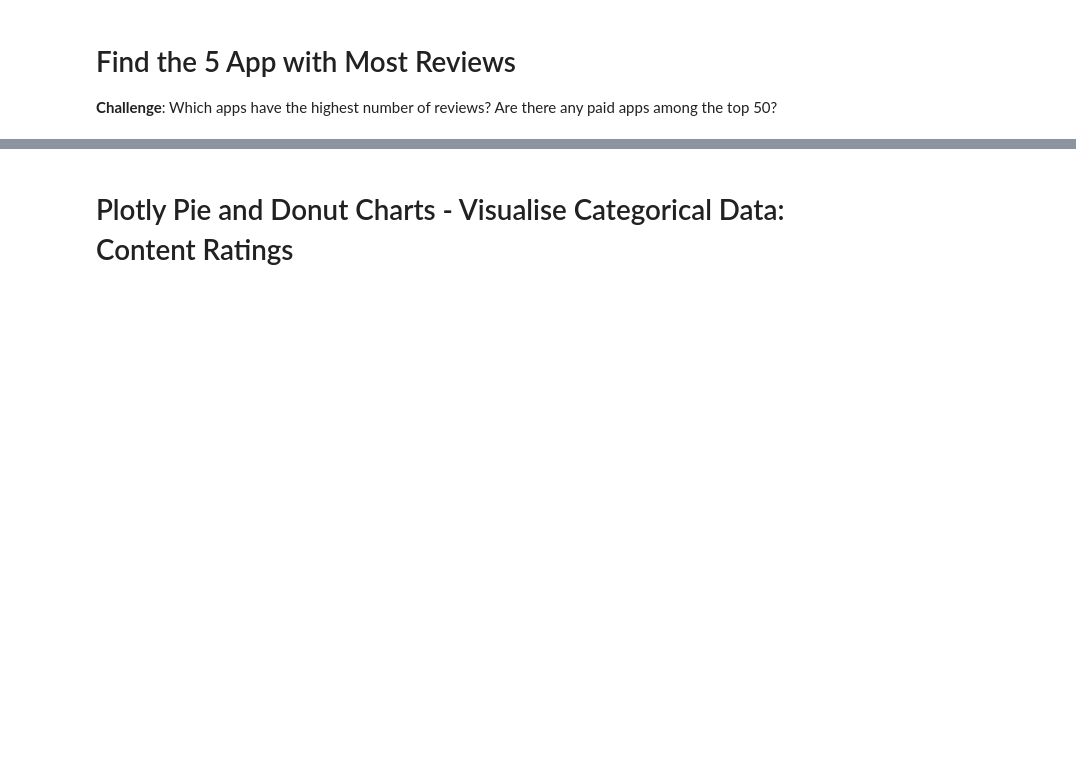
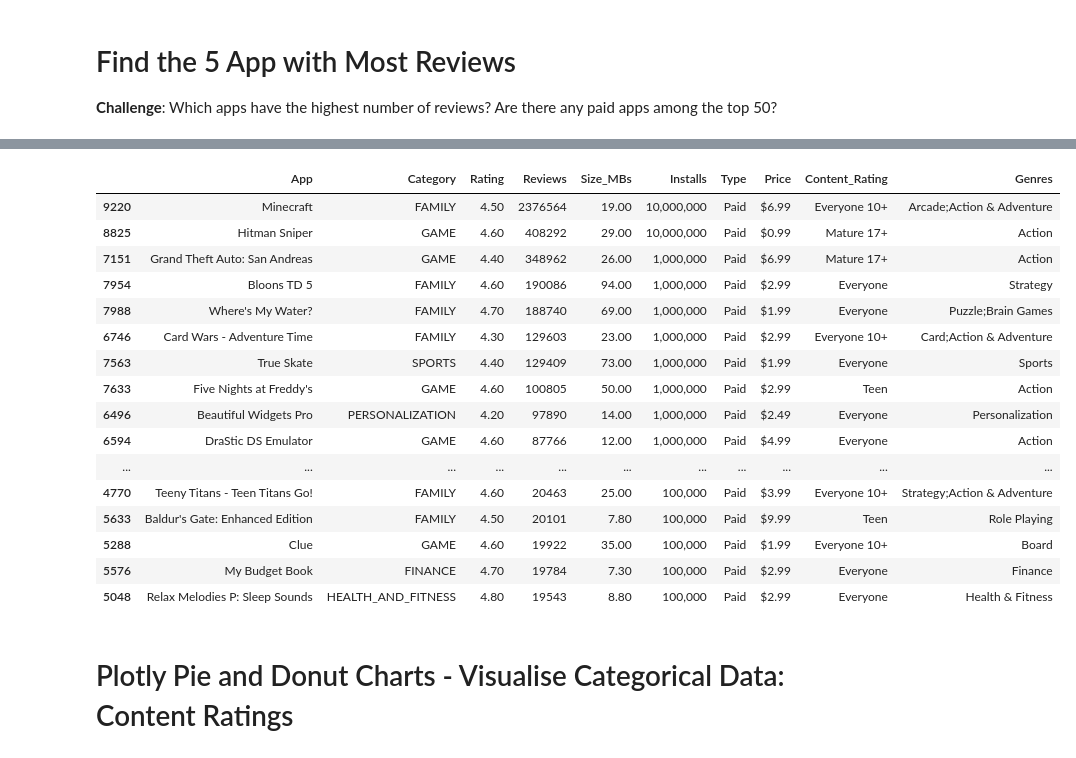
Before and after one commit to Mahesh-Chaulagain/analysing-the-android-app-store, a Jupyter notebook: Google Play Store App Analytics.ipynb, the cells around one changed output, grey strips where cells are left out. Drawn from its saved outputs; the diff is of its cells as text; code cells hidden in the pictures; blank space fills up the shorter version.

Commit message:
sort the data and plot pie and donut chart using plotly

```diff
--- a/Google Play Store App Analytics.ipynb
+++ b/Google Play Store App Analytics.ipynb
@@ -158,2 +191,24 @@ df_apps_clean.shape
+# %%
+sorted_df = df_apps_clean.sort_values(by=['Reviews'], ascending=False)
+paid_apps_in_sorted_df = sorted_df[sorted_df['Type'] == 'Paid']
+paid_apps_in_sorted_df.head(50)
+# %% [output]
+|  | App | Category | Rating | Reviews | Size_MBs | Installs | Type | Price | Content_Rating | Genres |
+| 9220 | Minecraft | FAMILY | 4.50 | 2376564 | 19.00 | 10,000,000 | Paid | $6.99 | Everyone 10+ | Arcade;Action & Adventure |
+| 8825 | Hitman Sniper | GAME | 4.60 | 408292 | 29.00 | 10,000,000 | Paid | $0.99 | Mature 17+ | Action |
+| 7151 | Grand Theft Auto: San Andreas | GAME | 4.40 | 348962 | 26.00 | 1,000,000 | Paid | $6.99 | Mature 17+ | Action |
+| 7954 | Bloons TD 5 | FAMILY | 4.60 | 190086 | 94.00 | 1,000,000 | Paid | $2.99 | Everyone | Strategy |
+| 7988 | Where's My Water? | FAMILY | 4.70 | 188740 | 69.00 | 1,000,000 | Paid | $1.99 | Everyone | Puzzle;Brain Games |
+| 6746 | Card Wars - Adventure Time | FAMILY | 4.30 | 129603 | 23.00 | 1,000,000 | Paid | $2.99 | Everyone 10+ | Card;Action & Adventure |
+| 7563 | True Skate | SPORTS | 4.40 | 129409 | 73.00 | 1,000,000 | Paid | $1.99 | Everyone | Sports |
+| 7633 | Five Nights at Freddy's | GAME | 4.60 | 100805 | 50.00 | 1,000,000 | Paid | $2.99 | Teen | Action |
+| 6496 | Beautiful Widgets Pro | PERSONALIZATION | 4.20 | 97890 | 14.00 | 1,000,000 | Paid | $2.49 | Everyone | Personalization |
+| 6594 | DraStic DS Emulator | GAME | 4.60 | 87766 | 12.00 | 1,000,000 | Paid | $4.99 | Everyone | Action |
+| ... | ... | ... | ... | ... | ... | ... | ... | ... | ... | ... |
+| 4770 | Teeny Titans - Teen Titans Go! | FAMILY | 4.60 | 20463 | 25.00 | 100,000 | Paid | $3.99 | Everyone 10+ | Strategy;Action & Adventure |
+| 5633 | Baldur's Gate: Enhanced Edition | FAMILY | 4.50 | 20101 | 7.80 | 100,000 | Paid | $9.99 | Teen | Role Playing |
+| 5288 | Clue | GAME | 4.60 | 19922 | 35.00 | 100,000 | Paid | $1.99 | Everyone 10+ | Board |
+| 5576 | My Budget Book | FINANCE | 4.70 | 19784 | 7.30 | 100,000 | Paid | $2.99 | Everyone | Finance |
+| 5048 | Relax Melodies P: Sleep Sounds | HEALTH_AND_FITNESS | 4.80 | 19543 | 8.80 | 100,000 | Paid | $2.99 | Everyone | Health & Fitness |
 # %% [markdown]
 # Plotly Pie and Donut Charts - Visualise Categorical Data: Content Ratings
```
Also changed, not shown: parts of 5 cells of this notebook, 1 other file.
